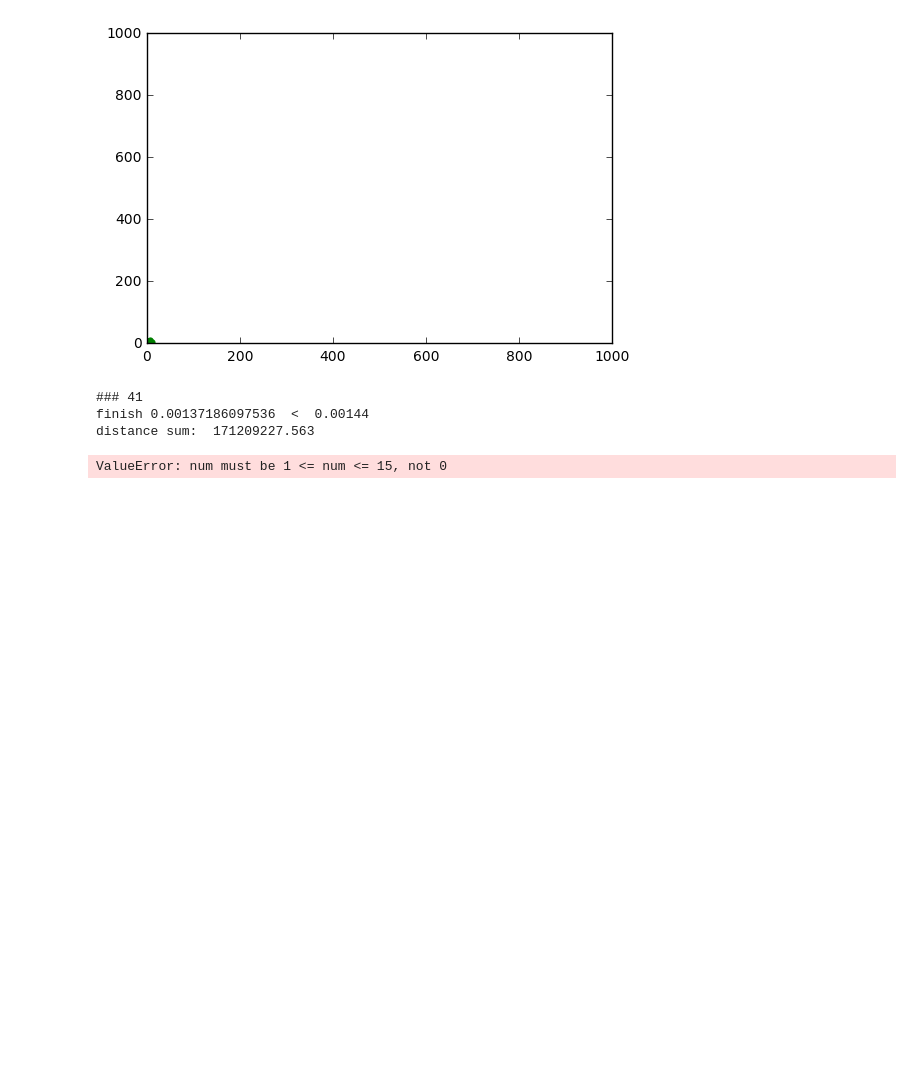
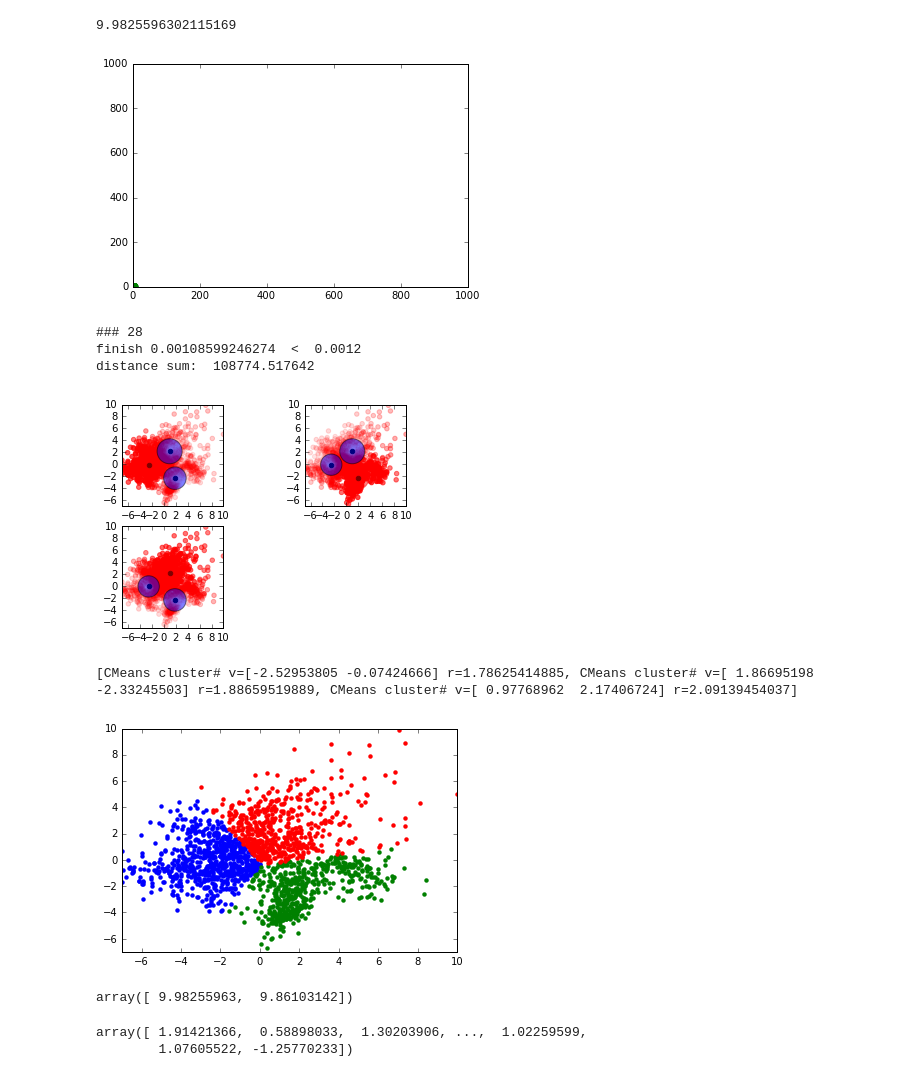
Before and after one commit to alsolanes/AMLT, a Jupyter notebook: Fuzzy-Clustering/Synthetic data GKFCM vs FCM.ipynb, the cells around one changed output. Saved outputs shown, nothing was run; the diff lists cells and outputs as text; code cells hidden in the pictures; blank space fills up the shorter version.

Commit message:
fixing plots

```diff
--- a/Fuzzy-Clustering/Synthetic data GKFCM vs FCM.ipynb
+++ b/Fuzzy-Clustering/Synthetic data GKFCM vs FCM.ipynb
@@ -109,21 +109,35 @@ labels = digits.target
 sample_size = 300
 
 reduced_data = PCA(n_components=2).fit_transform(data)
+# %%
+np.max(reduced_data)
+# %% [output]
+9.9825596302115169
 # %%
-clusters = 10
-noise = 10
+clusters = 3
 
 q = 100 * clusters
 scatter_2d_data(reduced_data)
 
 clusters = [CMean.CMeanCluster(1000, 2) for k in range(clusters)]
-fc = FuzzyClustring.FuzzyClassifier(xs, clusters, m=2)
+fc = FuzzyClustring.FuzzyClassifier(reduced_data, clusters, m=2)
 fc.fit(delta=.001, increase_iteration=20, increase_factor=1.2, plot_level=2, verbose_level=0, verbose_iteration=100)
 print fc.C
 fc.scatter_clusters_data()
 # %% [output]
-[figure, old version]
+[figure, new version]
-### 41
-finish 0.00137186097536  <  0.00144
-distance sum:  171209227.563
+### 28
+finish 0.00108599246274  <  0.0012
+distance sum:  108774.517642
+[figure, added]
-ValueError: num must be 1 <= num <= 15, not 0
+[CMeans cluster# v=[-2.52953805 -0.07424666] r=1.78625414885, CMeans cluster# v=[ 1.86695198 -2.33245503] r=1.88659519889, CMeans cluster# v=[ 0.97768962  2.17406724] r=2.09139454037]
+[figure, added]
+# %%
+np.amax(reduced_data,axis=0)
+# %% [output]
+array([ 9.98255963,  9.86103142])
+# %%
+reduced_data[:,0]
+# %% [output]
+array([ 1.91421366,  0.58898033,  1.30203906, ...,  1.02259599,
+        1.07605522, -1.25770233])
```
Also changed, not shown: parts of 4 cells of this notebook, 1 other file.
